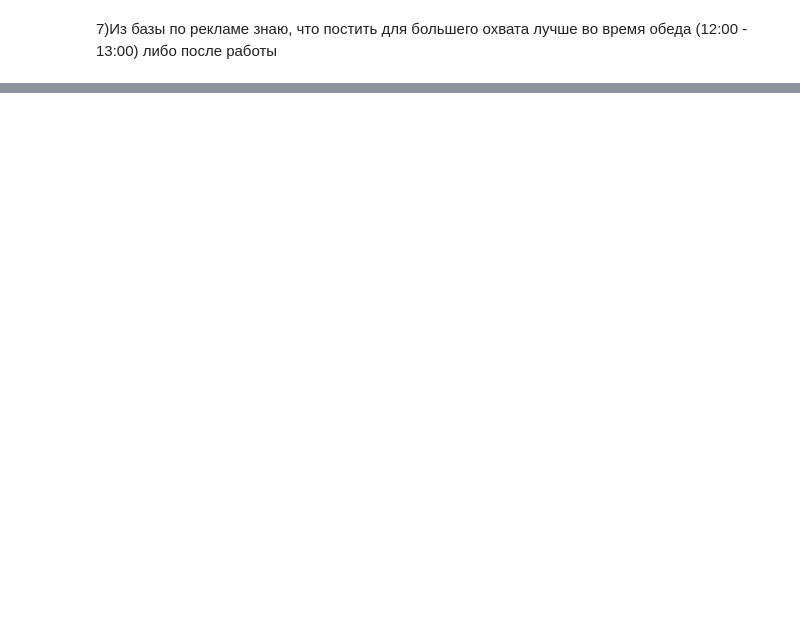
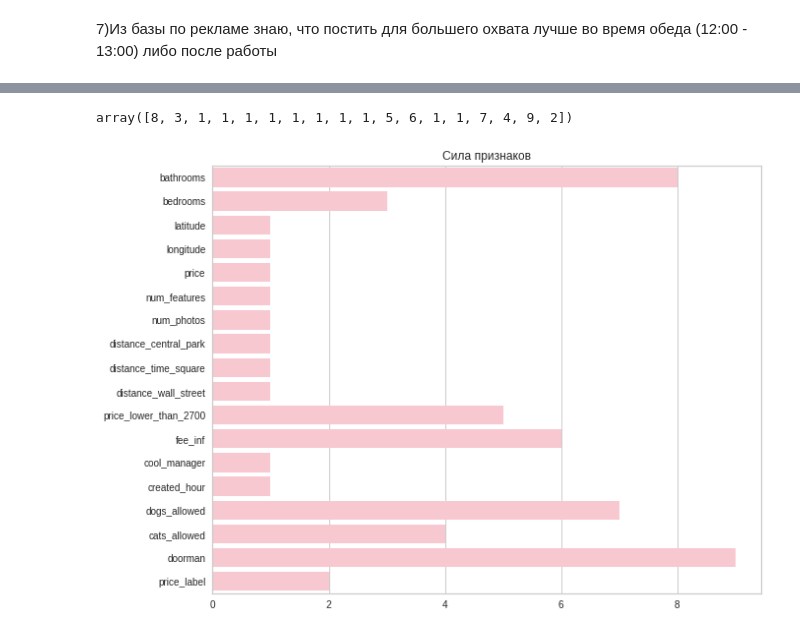
Before and after one commit to Triwka/ml_homework, a Jupyter notebook: kaggle_comp.ipynb, the cells around one changed output, grey strips where cells are left out. Saved outputs shown, nothing was run; the diff lists cells and outputs as text; code cells hidden in the pictures; blank space fills up the shorter version.

```diff
--- a/kaggle_comp.ipynb
+++ b/kaggle_comp.ipynb
@@ -394,0 +532,16 @@ rf.fit(train[features], train[target])
+# %%
+from sklearn.feature_selection import RFE
+selector = RFE(RandomForestClassifier(random_state=SEED), n_features_to_select=10, step=1)
+selector = selector.fit(X, np.ravel(y))
+selector.ranking_
+# %% [output]
+array([8, 3, 1, 1, 1, 1, 1, 1, 1, 1, 5, 6, 1, 1, 7, 4, 9, 2])
+# %%
+values = selector.ranking_
+idx = features
+plt.figure(figsize=(10,8))
+#clrs = ['pink' if x > 0.02 else 'red' for x in values ]
+sns.barplot(y=idx,x=values,palette=clrs).set(title='Сила признаков')
+plt.show()
+# %% [output]
+[figure, added]
```
Also changed, not shown: parts of 74 cells of this notebook.
